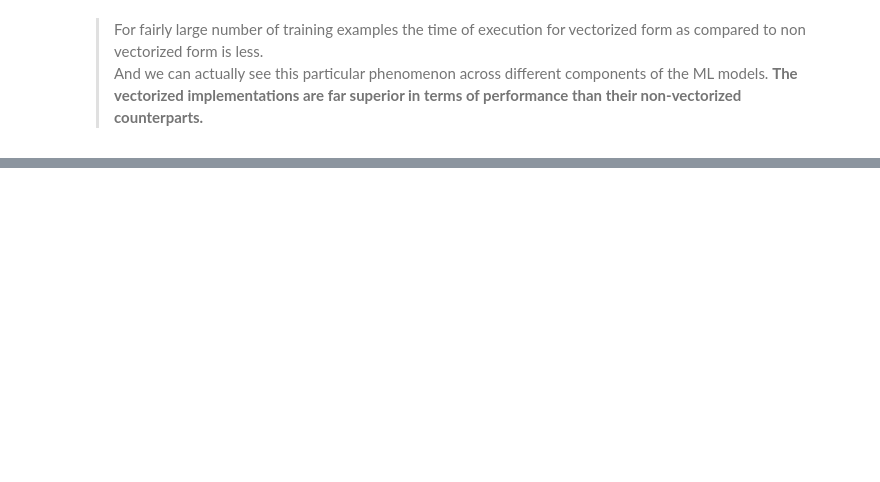
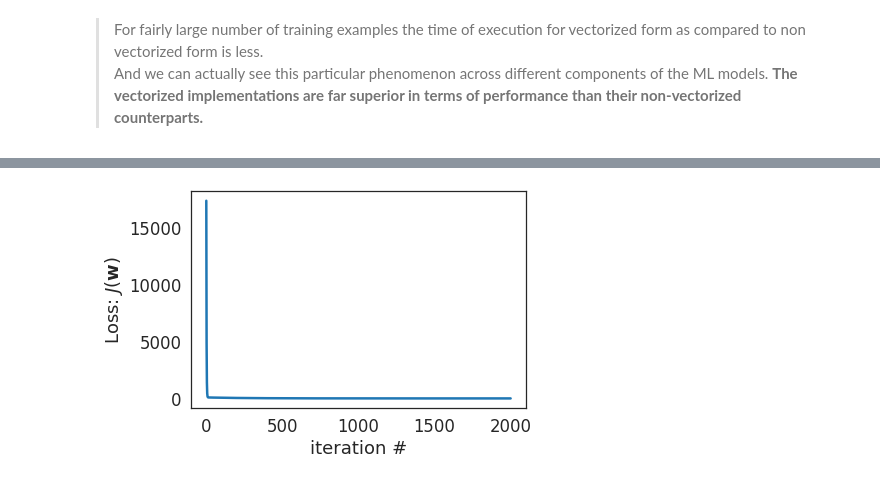
Before and after one commit to sanjeesi/Data-Science, a Jupyter notebook: Data Science IITM/MLT/Week 2/LinearRegression.ipynb, the cells around one changed output, grey strips where cells are left out. Saved outputs shown, nothing was run; the diff lists cells and outputs as text; code cells hidden in the pictures; blank space fills up the shorter version.

```diff
--- a/Data Science IITM/MLT/Week 2/LinearRegression.ipynb
+++ b/Data Science IITM/MLT/Week 2/LinearRegression.ipynb
@@ -209,0 +243,13 @@ It is implemented with one of the following two methods:
+# %%
+def calculate_gradient(X, y, w):
+  '''Calculate gradients of loss function w.r.t. weight vector on training set.
+
+    Arguments:
+      X: feature matrix for training data
+      y: Label vector for training data
+      w: Weight vector
+
+    Returns:
+      A vector of gradients.
+  '''
+  return np.transpose(X) @ (predict(X, w) - y)
@@ -209,0 +358,9 @@ It is implemented with one of the following two methods:
+# %%
+def plot_learning_curves(err_all):
+  plt.plot(err_all)
+  plt.xlabel('iteration #')
+  plt.ylabel('Loss: $J(\mathbf{w})$')
+# %%
+w, err_all, w_all = gradient_descent(X_train, y_train, lr=0.0001, num_epochs=2000)
+plot_learning_curves(err_all)
+# %% [output]
@@ -209,0 +387 @@ It is implemented with one of the following two methods:
+[figure, added]
```
Also changed, not shown: parts of 39 cells of this notebook.
